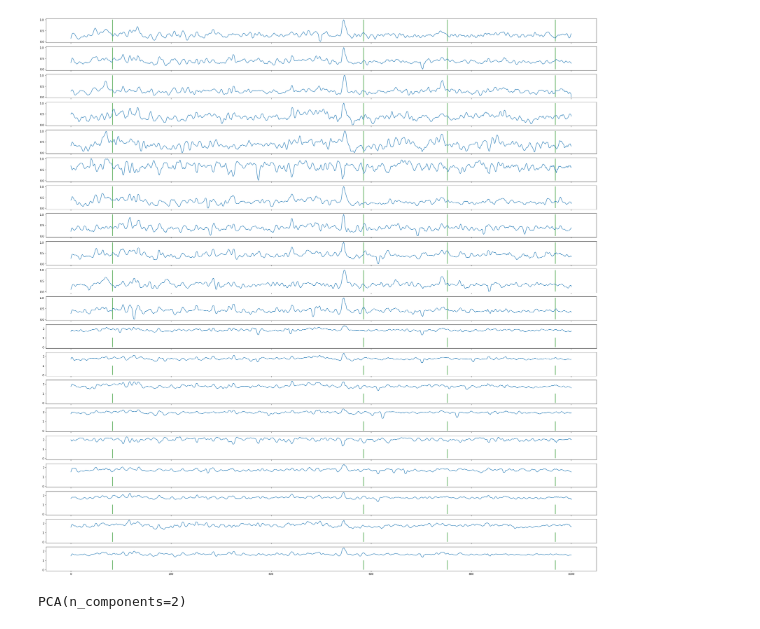
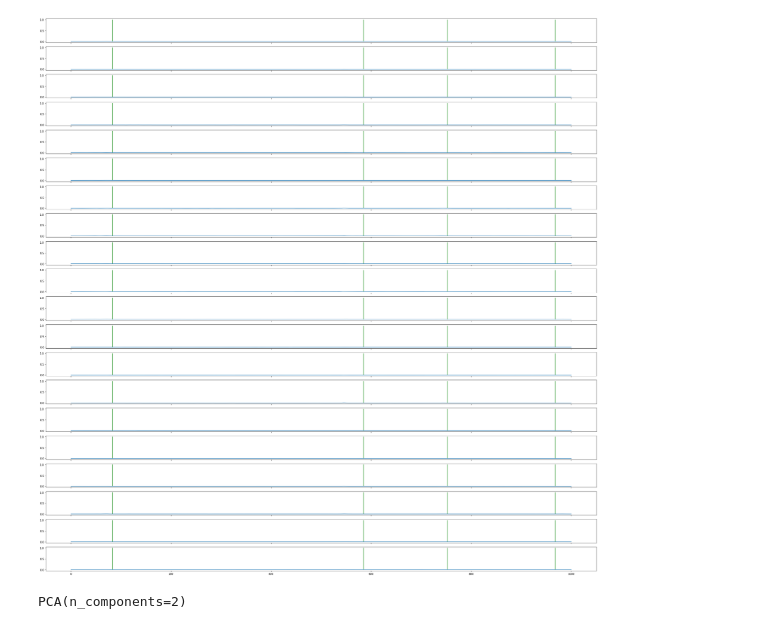
Before and after one commit to ladcva/raman_spectroscopy, a Jupyter notebook: pca_svm.ipynb, the cells around one changed output. Saved outputs shown, nothing was run; the diff lists cells and outputs as text; code cells hidden in the pictures.

```diff
--- a/pca_svm.ipynb
+++ b/pca_svm.ipynb
@@ -42,5 +42,5 @@ testing
 transform.py
 visualize.ipynb
 # %%
-veinData = pd.read_csv('matlab_raman_preprocessed/veinData.csv', header=None)
+earData = pd.read_csv('matlab_2/earData.csv', header=None)
 # %%
@@ -66,23 +66,23 @@ veinData
 20 rows × 1001 columns
 # %%
-veinData = veinData.to_numpy()
+earData = earData.to_numpy()
 # %%
 ax = []
 fig, (ax) = plt.subplots(20, 1, sharex='col', figsize=(30,30))
 
 # fig.figure(figsize=(15,3))
 
-for idx, val in enumerate(veinData):
+for idx, val in enumerate(earData):
     # fig.figure(figsize=(15,3))
     ax[idx].vlines(83, 0, 1, linestyles ="solid", colors ="green")
     ax[idx].vlines(585, 0, 1, linestyles ="solid", colors ="green")
     ax[idx].vlines(752, 0, 1, linestyles ="solid", colors ="green")
     ax[idx].vlines(968, 0, 1, linestyles ="solid", colors ="green")
     ax[idx].plot(val)
 
 plt.show()
 # %% [output]
-[figure, old version]
+[figure, new version]
 # %%
 from sklearn.decomposition import PCA
 from sklearn.metrics import roc_auc_score, roc_curve, auc
```
Also changed, not shown: parts of 18 cells of this notebook, 22 other files.
